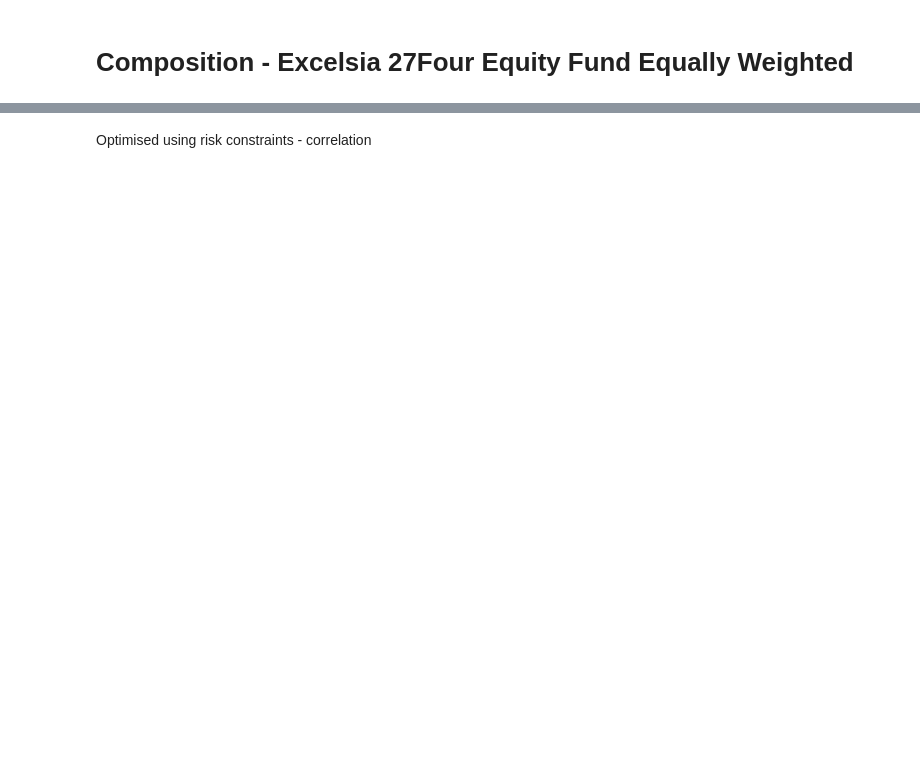
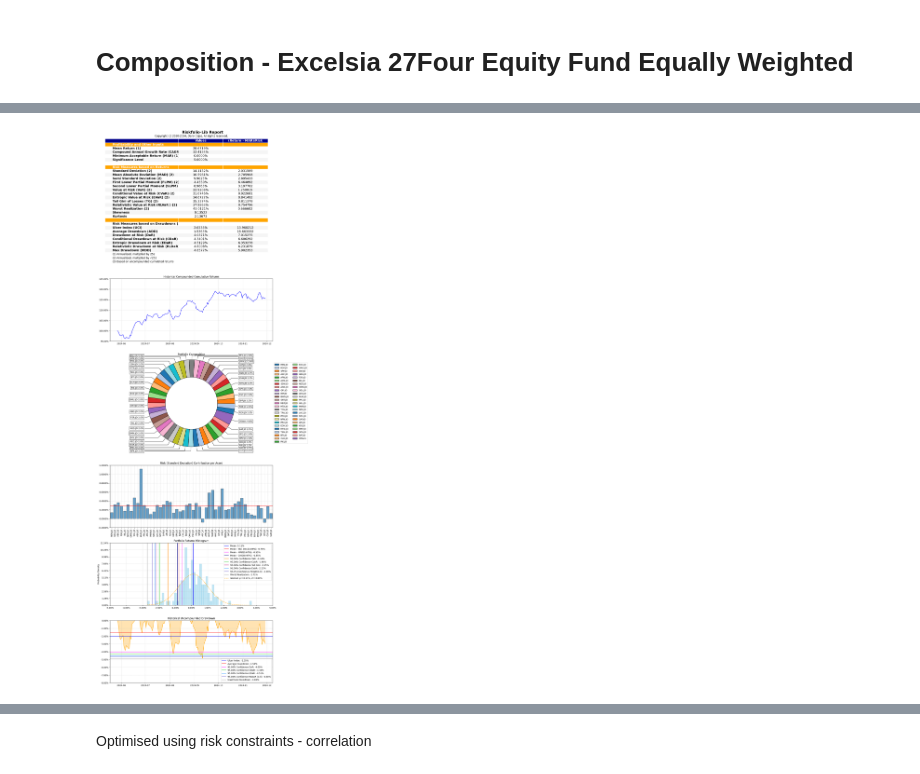
Before and after one commit to alexndala/portfolio-construction, a Jupyter notebook: PORTFOLIO_CONSTRUCTION (1).ipynb, the cells around one changed output, grey strips where cells are left out. Drawn from its saved outputs; the diff is of its cells as text; code cells hidden in the pictures; blank space fills up the shorter version.

```diff
--- a/PORTFOLIO_CONSTRUCTION (1).ipynb
+++ b/PORTFOLIO_CONSTRUCTION (1).ipynb
@@ -396,3 +441,8 @@ ax = rp.plot_pie(w=b, title=' Excelsia Equal Balanced Portfolio', others=0.05, n
+# %%
+ax = rp.jupyter_report(returns, b, rm=rm, t_factor = 252, days_per_year = 365)
+plt.show()
+# %% [output]
+[figure, added]
 # %%
 selected_performers = relevant_shares[:55]
 selected_performers
```
Also changed, not shown: parts of 17 cells of this notebook.
